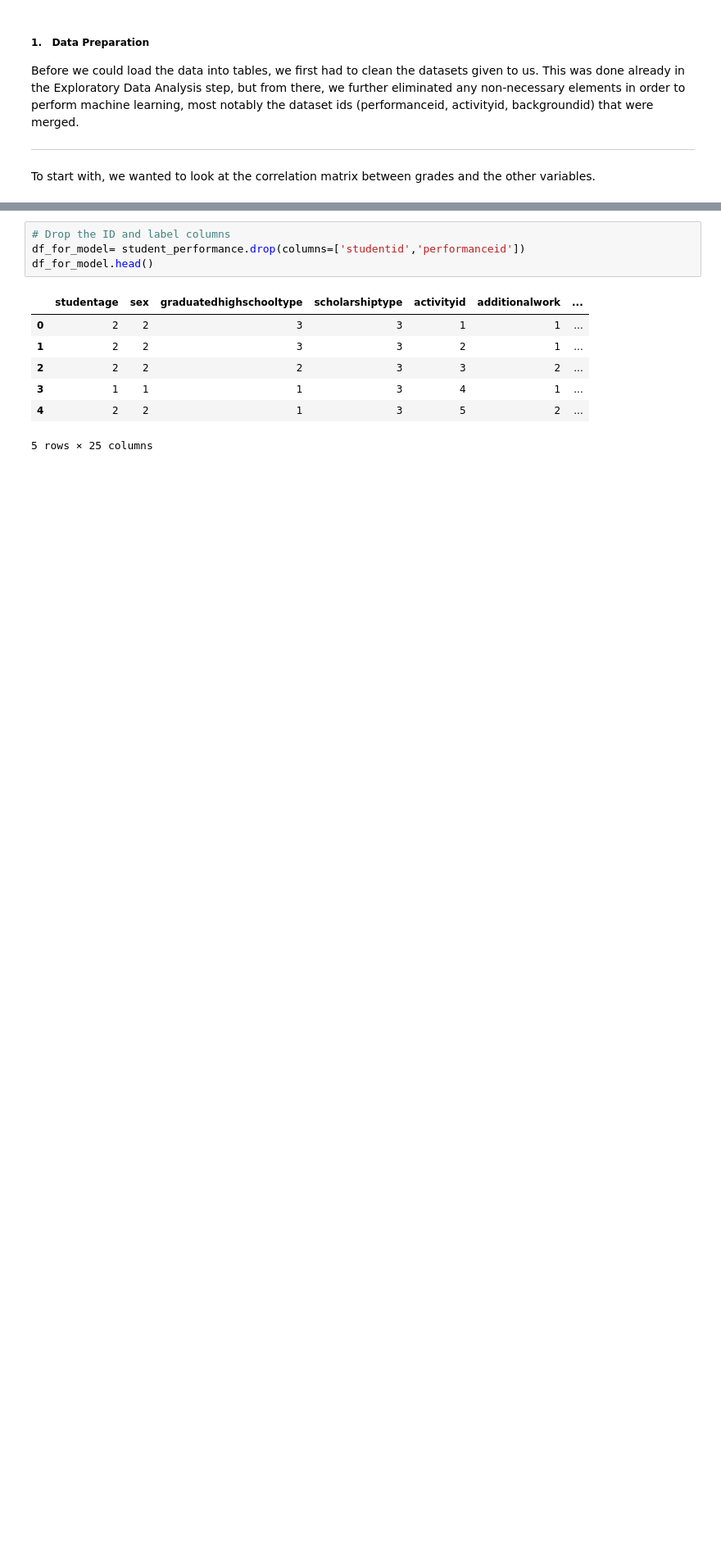
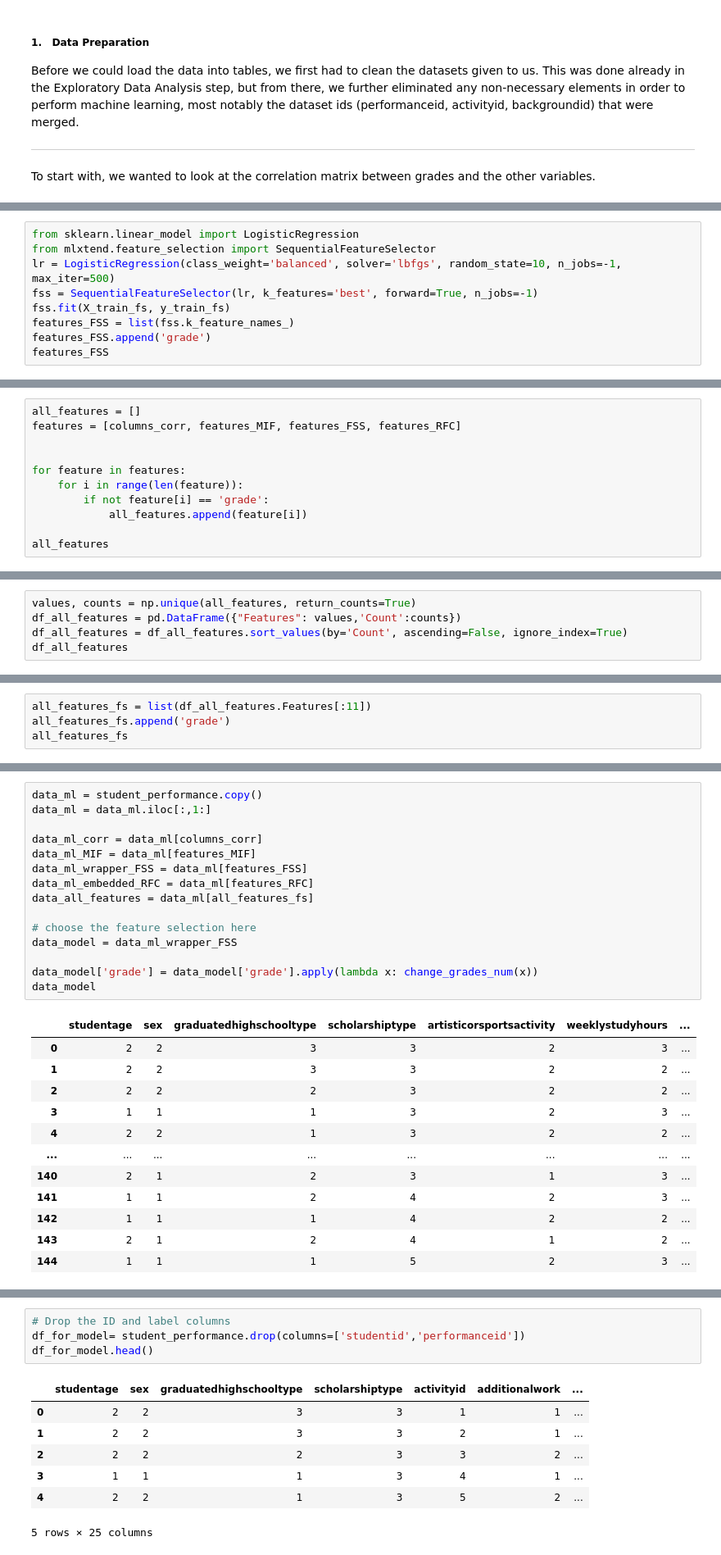
Before and after one commit to andreawcy/Project_4_Online-course-engagement-analysis, a Jupyter notebook: Students Performance Analysis - Notebook.ipynb, the cells around one changed output, grey strips where cells are left out. Shown at 82% size. Saved outputs shown, nothing was run; the diff lists cells and outputs as text; blank space fills up the shorter version.

```diff
--- a/notebook_optimization_Andrea.ipynb
+++ b/Students Performance Analysis - Notebook.ipynb
@@ -565,0 +690,9 @@ from sklearn.model_selection import train_test_split
+# %%
+from sklearn.linear_model import LogisticRegression
+from mlxtend.feature_selection import SequentialFeatureSelector
+lr = LogisticRegression(class_weight='balanced', solver='lbfgs', random_state=10, n_jobs=-1, max_iter=500)
+fss = SequentialFeatureSelector(lr, k_features='best', forward=True, n_jobs=-1)
+fss.fit(X_train_fs, y_train_fs)
+features_FSS = list(fss.k_feature_names_)
+features_FSS.append('grade')
+features_FSS
@@ -565,0 +723,11 @@ from sklearn.model_selection import train_test_split
+# %%
+all_features = []
+features = [columns_corr, features_MIF, features_FSS, features_RFC]
+
+
+for feature in features:
+    for i in range(len(feature)):
+        if not feature[i] == 'grade':
+            all_features.append(feature[i])
+
+all_features
@@ -565,0 +752,5 @@ from sklearn.model_selection import train_test_split
+# %%
+values, counts = np.unique(all_features, return_counts=True)
+df_all_features = pd.DataFrame({"Features": values,'Count':counts})
+df_all_features = df_all_features.sort_values(by='Count', ascending=False, ignore_index=True)
+df_all_features
@@ -565,0 +775,4 @@ from sklearn.model_selection import train_test_split
+# %%
+all_features_fs = list(df_all_features.Features[:11])
+all_features_fs.append('grade')
+all_features_fs
@@ -565,0 +808,28 @@ from sklearn.model_selection import train_test_split
+# %%
+data_ml = student_performance.copy()
+data_ml = data_ml.iloc[:,1:]
+
+data_ml_corr = data_ml[columns_corr]
+data_ml_MIF = data_ml[features_MIF]
+data_ml_wrapper_FSS = data_ml[features_FSS]
+data_ml_embedded_RFC = data_ml[features_RFC]
+data_all_features = data_ml[all_features_fs]
+
+# choose the feature selection here
+data_model = data_ml_wrapper_FSS
+
+data_model['grade'] = data_model['grade'].apply(lambda x: change_grades_num(x))
+data_model
+# %% [output]
+|  | studentage | sex | graduatedhighschooltype | scholarshiptype | artisticorsportsactivity | weeklystudyhours | ... |
+| 0 | 2 | 2 | 3 | 3 | 2 | 3 | ... |
+| 1 | 2 | 2 | 3 | 3 | 2 | 2 | ... |
+| 2 | 2 | 2 | 2 | 3 | 2 | 2 | ... |
+| 3 | 1 | 1 | 1 | 3 | 2 | 3 | ... |
+| 4 | 2 | 2 | 1 | 3 | 2 | 2 | ... |
+| ... | ... | ... | ... | ... | ... | ... | ... |
+| 140 | 2 | 1 | 2 | 3 | 1 | 3 | ... |
+| 141 | 1 | 1 | 2 | 4 | 2 | 3 | ... |
+| 142 | 1 | 1 | 1 | 4 | 2 | 2 | ... |
+| 143 | 2 | 1 | 2 | 4 | 1 | 2 | ... |
+| 144 | 1 | 1 | 1 | 5 | 2 | 3 | ... |
```
Also changed, not shown: parts of 66 cells of this notebook, 5 other files.
